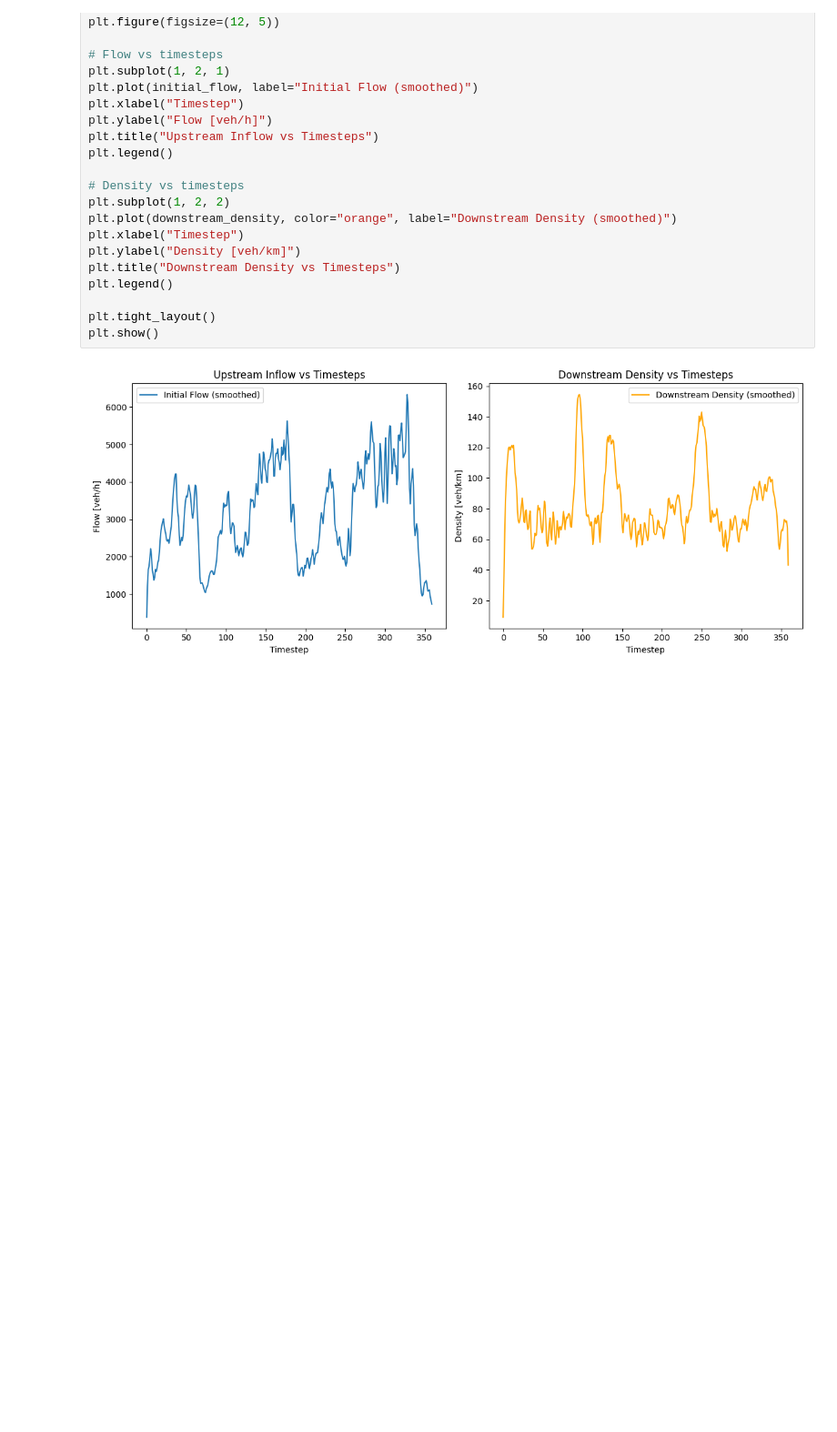
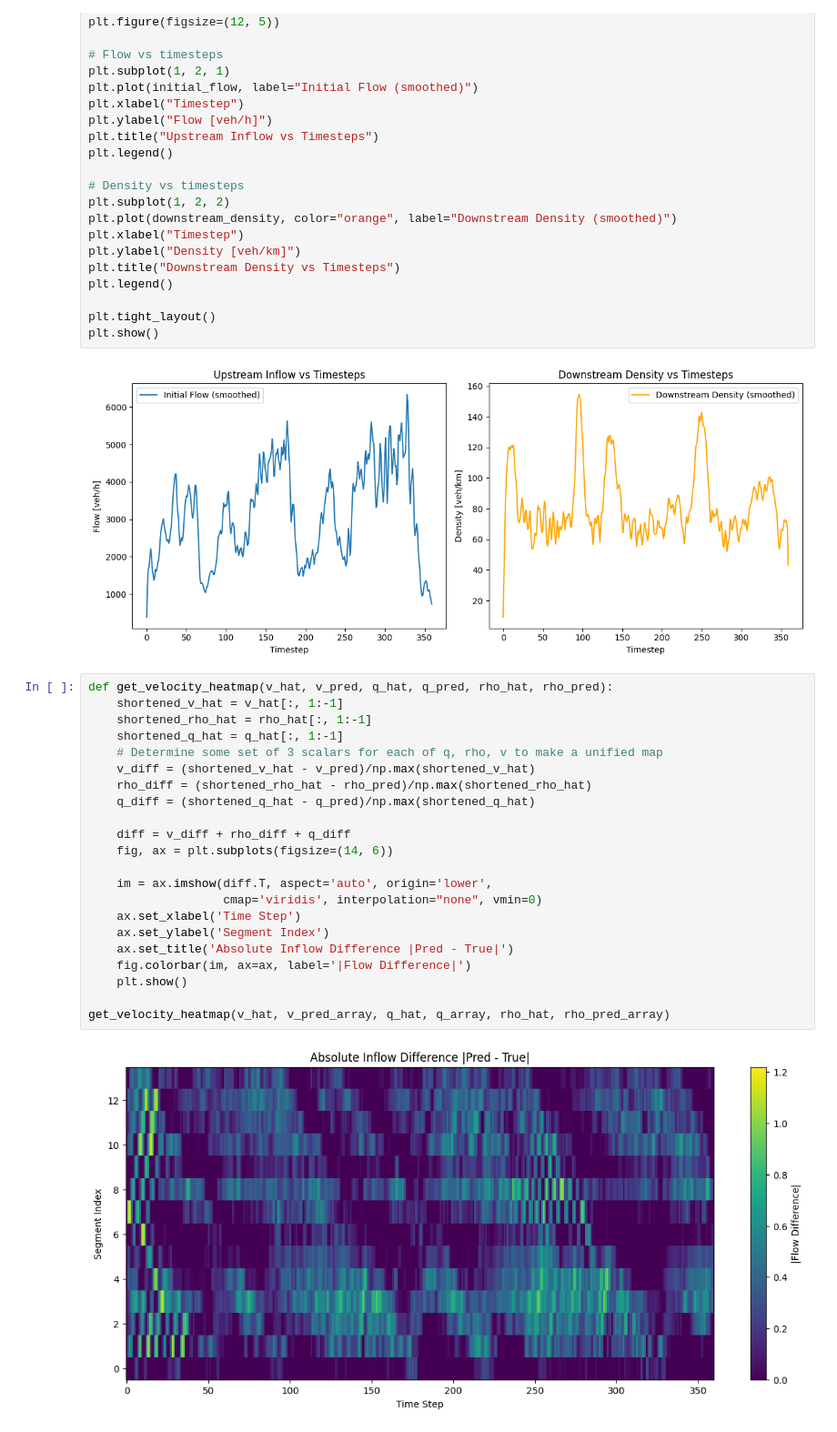
Before and after one commit to woxsao/macroscopic-sim-calibration, a Jupyter notebook: Optimization.ipynb, the cells around one changed output. Shown at 91% size. Cells and saved outputs as stored; diff of their text form; blank space fills up the shorter version.

Commit message:
adding graphs

```diff
--- a/Optimization.ipynb
+++ b/Optimization.ipynb
@@ -326,3 +326,27 @@ plt.tight_layout()
 plt.show()
 # %% [output]
 [figure]
+# %%
+def get_velocity_heatmap(v_hat, v_pred, q_hat, q_pred, rho_hat, rho_pred):
+    shortened_v_hat = v_hat[:, 1:-1]
+    shortened_rho_hat = rho_hat[:, 1:-1]
+    shortened_q_hat = q_hat[:, 1:-1]
+    # Determine some set of 3 scalars for each of q, rho, v to make a unified map
+    v_diff = (shortened_v_hat - v_pred)/np.max(shortened_v_hat)
+    rho_diff = (shortened_rho_hat - rho_pred)/np.max(shortened_rho_hat)
+    q_diff = (shortened_q_hat - q_pred)/np.max(shortened_q_hat)
+
+    diff = v_diff + rho_diff + q_diff
+    fig, ax = plt.subplots(figsize=(14, 6))
+
+    im = ax.imshow(diff.T, aspect='auto', origin='lower',
+                   cmap='viridis', interpolation="none", vmin=0)
+    ax.set_xlabel('Time Step')
+    ax.set_ylabel('Segment Index')
+    ax.set_title('Absolute Inflow Difference |Pred - True|')
+    fig.colorbar(im, ax=ax, label='|Flow Difference|')
+    plt.show()
+
+get_velocity_heatmap(v_hat, v_pred_array, q_hat, q_array, rho_hat, rho_pred_array)
+# %% [output]
+[figure, added]
```
